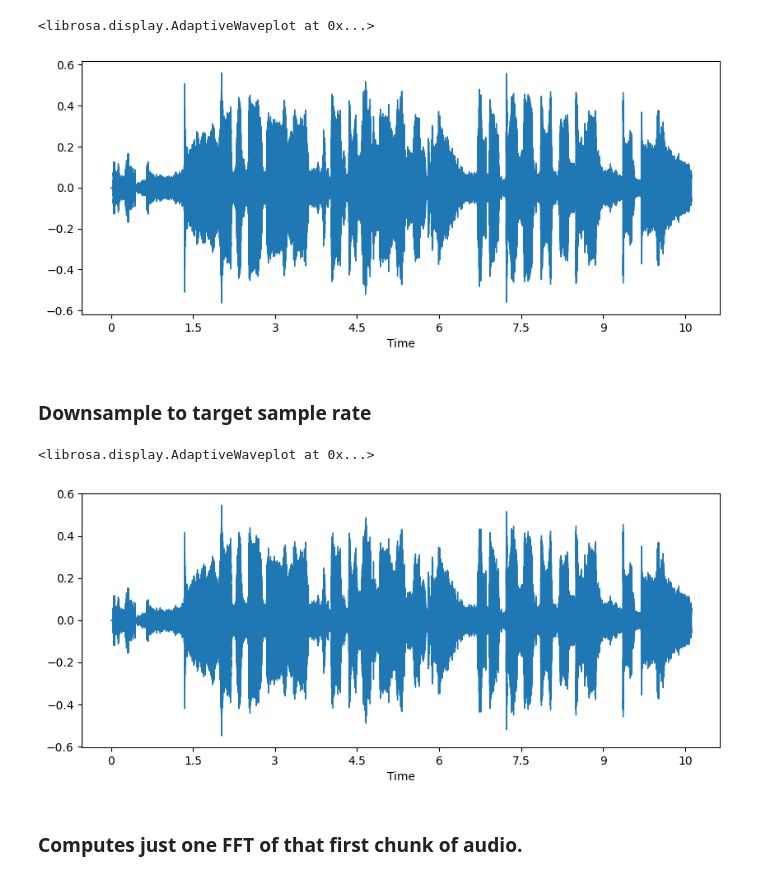
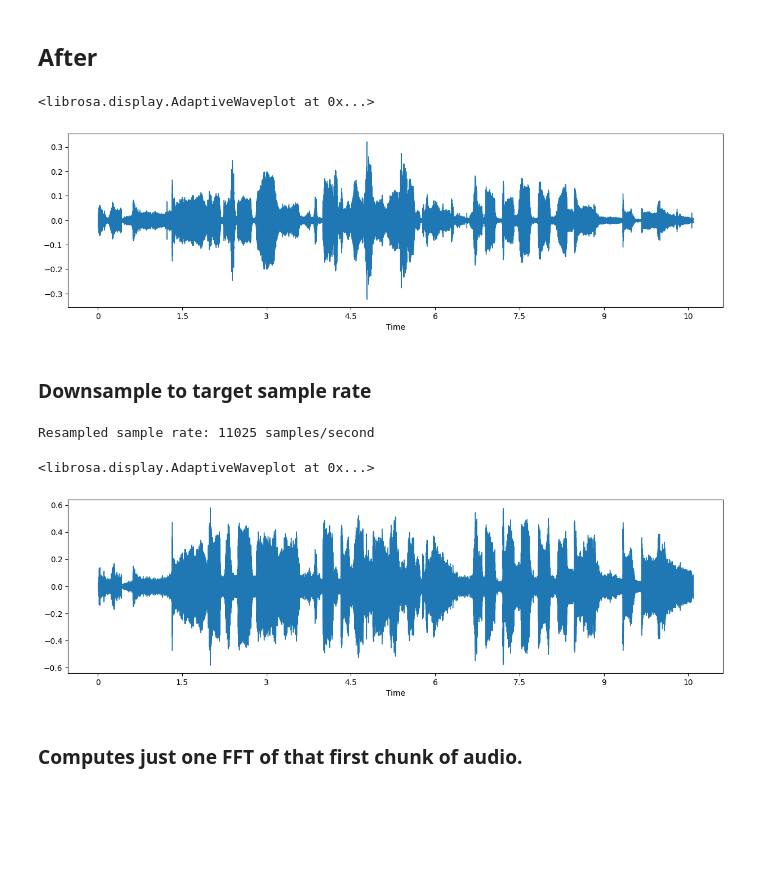
Before and after one commit to sridevkp/notes, a Jupyter notebook: audio/audio.ipynb, the cells around one changed output. Drawn from its saved outputs; the diff is of its cells as text; code cells hidden in the pictures; blank space fills up the shorter version.

```diff
--- a/audio/audio.ipynb
+++ b/audio/audio.ipynb
@@ -6,0 +1,23 @@ import matplotlib.pyplot as plt
+# %%
+import librosa
+import librosa.display
+import matplotlib.pyplot as plt
+import numpy as np
+
+file_path = "gym.mp3"
+
+if not file_path:
+    print("No file selected.")
+    exit()
+
+file_name = file_path.split("/")[-1]
+print(f"Processing file: {file_name}")
+
+y, sr = librosa.load(file_path, sr=None)
+y, idx = librosa.effects.trim(y, top_db=20)
+print(f"Loaded: {file_path}")
+print(f"Duration: {len(y)/sr:.2f} sec | Sampling rate: {sr} Hz")
+
+# Plot waveform
+plt.figure(figsize=(18, 4))
+librosa.display.waveshow(y, sr=sr)
@@ -9,4 +32,6 @@ import matplotlib.pyplot as plt
 # %%
 
-audioPath = "gym.mp3"
-y, sr = librosa.load(audioPath, sr=None)
+cutoff_freq = 5000
+n_fft = 2048
+hop_length = 1024
+duration = y.size / sr
@@ -27,48 +48,28 @@ Sample rate: 44100 samples/second
+# %% [markdown]
+## After
 # %%
-import math
+fy = librosa.effects.preemphasis(y)
 
-cutoff_freq = 5000
-rc = 1.0 / (2 * math.pi * cutoff_freq)
-dt = 1.0 / sr
-alpha = dt / (rc + dt)
-
-fy = np.zeros_like(y)
-prev_output = 0.0
-
-for i, x in enumerate(y):
-    prev_output = alpha * x + (1 - alpha) * prev_output
-    fy[i] = prev_output
-
-plt.figure(figsize=(10, 4))
+plt.figure(figsize=(15, 4))
 librosa.display.waveshow(fy, sr=sr)
 # plt.plot(fy)
 # %% [output]
 <librosa.display.AdaptiveWaveplot at 0x...>
-[figure, old version]
+[figure, new version]
 # %% [markdown]
 ### Downsample to target sample rate
 # %%
-dsp_ratio = 4
-target_sr = sr // dsp_ratio
-ratio = sr // target_sr
-if ratio <= 0:
-    raise ValueError("Invalid ratio calculated from sample rates")
-
-resampled = []
-for i in range(0, len(fy), ratio):
-    end = min(i + ratio, len(fy))
-    segment = fy[i:end]
-    avg = sum(segment) / len(segment)
-    resampled.append(avg)
-
-resampled = np.array(resampled)
+target_sr = sr // 4
+resampled = librosa.resample(y, orig_sr=sr, target_sr=target_sr)
 sr = target_sr
-plt.figure(figsize=(10, 4))
+print(f"Resampled sample rate: {sr} samples/second")
+plt.figure(figsize=(15, 4))
 librosa.display.waveshow(resampled, sr=sr)
 # plt.plot(resampled)
 # %% [output]
-<librosa.display.AdaptiveWaveplot at 0x...>
+Resampled sample rate: 11025 samples/second
+<librosa.display.AdaptiveWaveplot at 0x...>
-[figure, old version]
+[figure, new version]
 # %% [markdown]
 ### Computes just one FFT of that first chunk of audio.
 # %%
```
Also changed, not shown: parts of 16 cells of this notebook, 1 other file.
